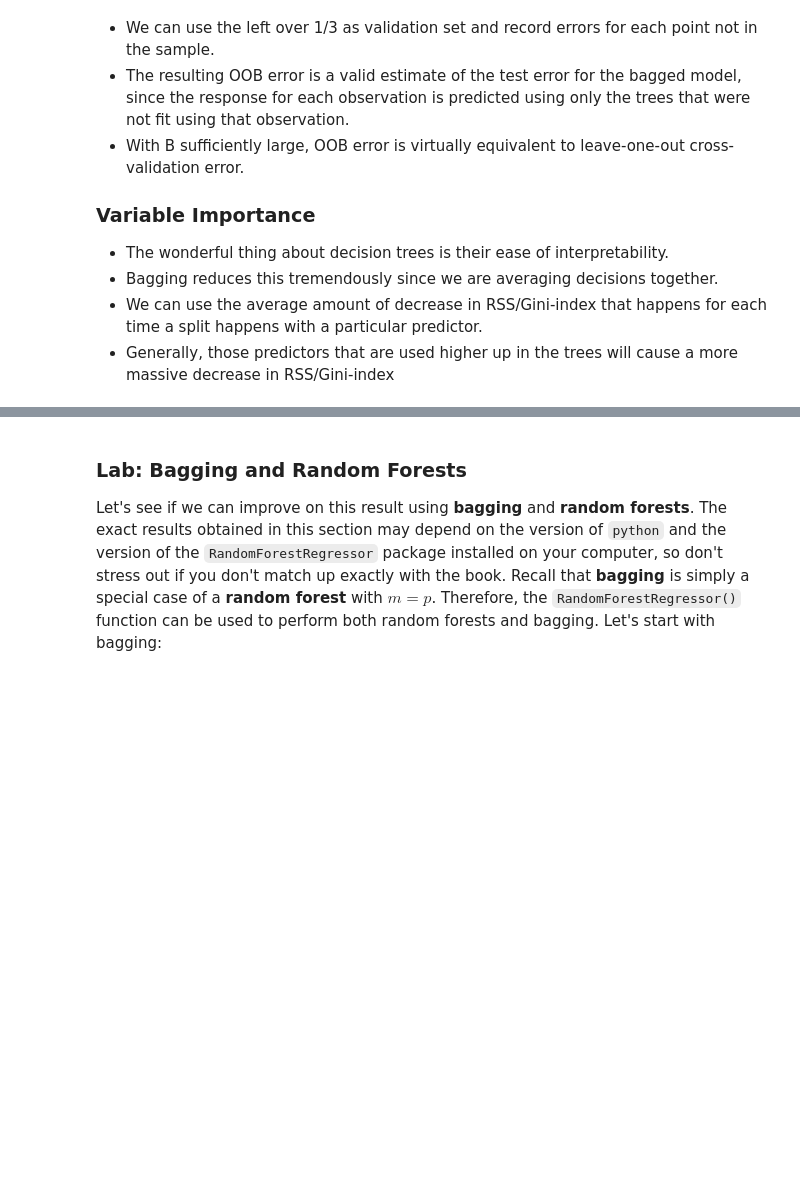
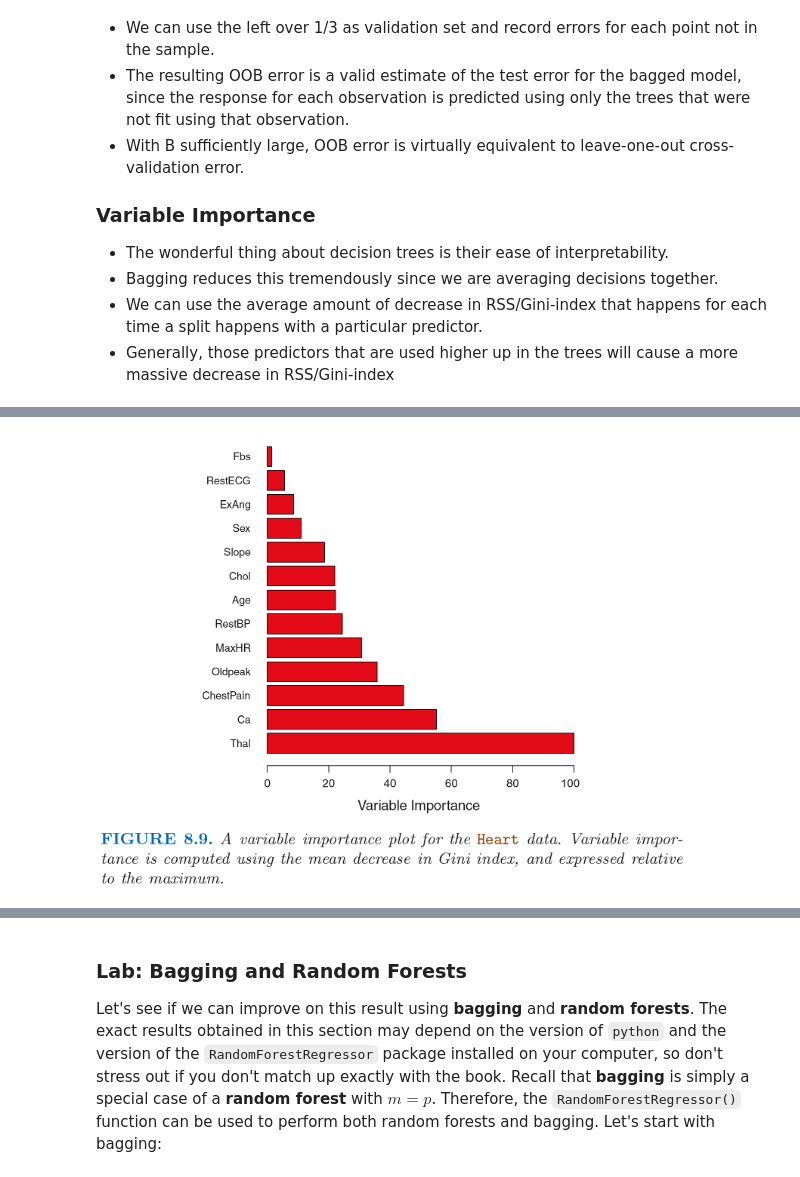
Before and after one commit to ayuhafizah/Master-Data-Science, a Jupyter notebook: Semester_2/Machine_Learning/Lecture notes/Week 8.ipynb, the cells around one changed output, grey strips where cells are left out. Cells and saved outputs as stored; diff of their text form; code cells hidden in the pictures; blank space fills up the shorter version.

```diff
--- a/Semester_2/Machine_Learning/Lecture notes/Week 8.ipynb
+++ b/Semester_2/Machine_Learning/Lecture notes/Week 8.ipynb
@@ -384,5 +357,7 @@ Image('images/pw88.png', width =700)
 # %%
-Image('images/pw89.png', width =600)
+Image('images2/pw89.png', width =600)
+# %% [output]
+[figure, added]
 # %% [markdown]
 ## Random Forests
 
```
Also changed, not shown: parts of 41 cells of this notebook, 3 other files.
